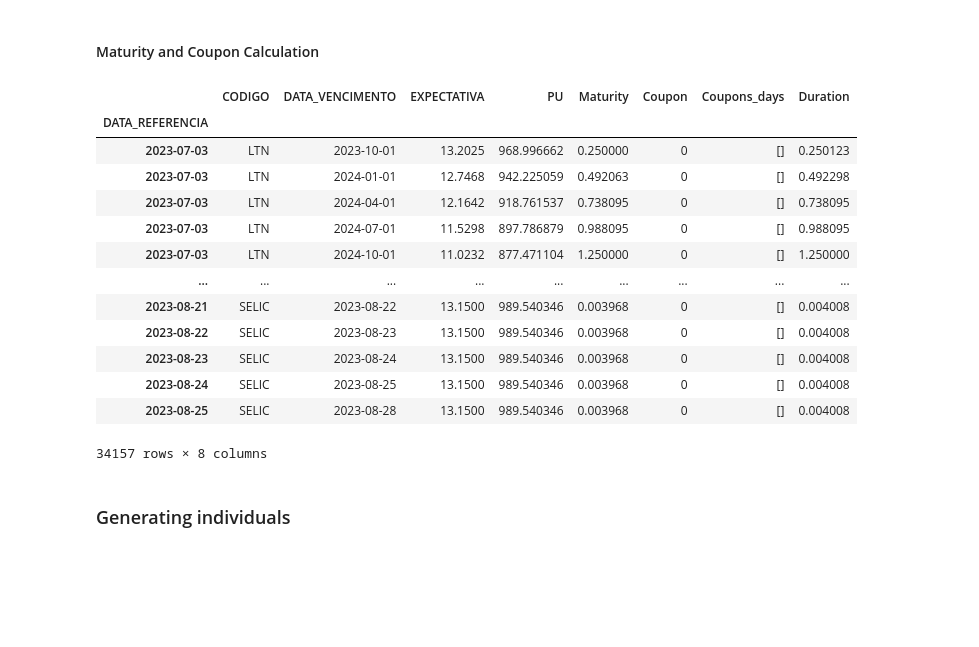
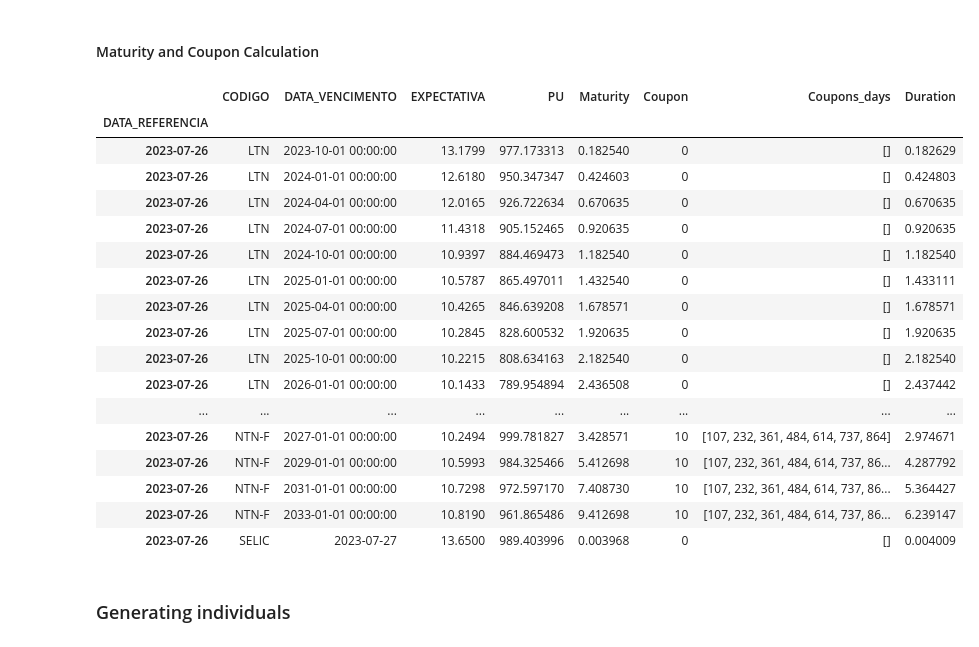
Before and after one commit to araujogab/Genetic-Algorithm, a Jupyter notebook: Svensson - v4.ipynb, the cells around one changed output. Drawn from its saved outputs; the diff is of its cells as text; code cells hidden in the pictures; blank space fills up the shorter version.

```diff
--- a/Svensson - v4.ipynb
+++ b/Svensson - v4.ipynb
@@ -37,20 +40,13 @@ selic["PU"]=1000/((1+selic['EXPECTATIVA'])**(1/252))
 selic = selic[["CODIGO",'DATA_REFERENCIA',"DATA_VENCIMENTO",'EXPECTATIVA',"PU"]]
 df = pd.concat([df, selic], ignore_index=True)
 # %%
-cal = Calendar.load("ANBIMA")
-parameters.set_index("Data referência", inplace=True)
-
 ### Maturity Calculation
 
-#df = pd.concat([df, CDI], ignore_index=True)
 df["Maturity"] = np.array(cal.bizdays(df["DATA_REFERENCIA"], df["DATA_VENCIMENTO"]))/252
-
 
 ### Coupon Calculation
 
-df["Coupon"] = df["CODIGO"].apply(lambda x: 10 if x == "NTN-F" else 0)
-df['DATA_VENCIMENTO'] = pd.to_datetime(df['DATA_VENCIMENTO'])
-
+df['Coupon'] = np.where(df['CODIGO'] == 'NTN-F', 10, 0)
 
 # Function to generate the number of coupon days between two dates
 def calculate_coupon_days(reference_date, maturity_date):
@@ -78,37 +74,39 @@ def calculate_coupons(row):
     else:
         return np.array(calculate_coupon_days(row['DATA_REFERENCIA'], row['DATA_VENCIMENTO']), dtype=int)
 
-# Apply a função para calcular cupons
+# Duration
+
 df["Coupons_days"] = df.apply(calculate_coupons, axis=1)
 
-df["Duration"]=1000*((1+0.1)**(1/2)-1)/((1+df["EXPECTATIVA"]/100)**(df["Coupons_days"]/252))*(df["Coupons_days"]/252)
-payment=1000/((1+df["EXPECTATIVA"]/100)**df["Maturity"])*df["Maturity"]
-
-# Função para somar os elementos de uma lista
 def sum_duration(row):
     return np.sum(row)
 
-# Aplicar a função a cada linha da coluna "Duration"
-df["Duration"] = (df["Duration"].apply(sum_duration)+payment)/df["PU"]
+df['Duration'] = 1000 * ((1 + 0.1) ** (1 / 2) - 1) / ((1 + df['EXPECTATIVA'] / 100) ** (df['Coupons_days'] / 252)) * (df['Coupons_days'] / 252)
+payment = 1000 / ((1 + df['EXPECTATIVA'] / 100) ** df['Maturity']) * df['Maturity']
+df['Duration'] = (df['Duration'].apply(sum_duration) + payment) / df['PU']
 
 df.set_index("DATA_REFERENCIA", inplace=True)
 # %%
-df
+df.loc[ref_date_str]
 # %% [output]
 |  | CODIGO | DATA_VENCIMENTO | EXPECTATIVA | PU | Maturity | Coupon | Coupons_days | Duration |
 | DATA_REFERENCIA |  |  |  |  |  |  |  |  |
-| 2023-07-03 | LTN | 2023-10-01 | 13.2025 | 968.996662 | 0.250000 | 0 | [] | 0.250123 |
-| 2023-07-03 | LTN | 2024-01-01 | 12.7468 | 942.225059 | 0.492063 | 0 | [] | 0.492298 |
-| 2023-07-03 | LTN | 2024-04-01 | 12.1642 | 918.761537 | 0.738095 | 0 | [] | 0.738095 |
-| 2023-07-03 | LTN | 2024-07-01 | 11.5298 | 897.786879 | 0.988095 | 0 | [] | 0.988095 |
-| 2023-07-03 | LTN | 2024-10-01 | 11.0232 | 877.471104 | 1.250000 | 0 | [] | 1.250000 |
+| 2023-07-26 | LTN | 2023-10-01 00:00:00 | 13.1799 | 977.173313 | 0.182540 | 0 | [] | 0.182629 |
+| 2023-07-26 | LTN | 2024-01-01 00:00:00 | 12.6180 | 950.347347 | 0.424603 | 0 | [] | 0.424803 |
+| 2023-07-26 | LTN | 2024-04-01 00:00:00 | 12.0165 | 926.722634 | 0.670635 | 0 | [] | 0.670635 |
+| 2023-07-26 | LTN | 2024-07-01 00:00:00 | 11.4318 | 905.152465 | 0.920635 | 0 | [] | 0.920635 |
+| 2023-07-26 | LTN | 2024-10-01 00:00:00 | 10.9397 | 884.469473 | 1.182540 | 0 | [] | 1.182540 |
+| 2023-07-26 | LTN | 2025-01-01 00:00:00 | 10.5787 | 865.497011 | 1.432540 | 0 | [] | 1.433111 |
+| 2023-07-26 | LTN | 2025-04-01 00:00:00 | 10.4265 | 846.639208 | 1.678571 | 0 | [] | 1.678571 |
+| 2023-07-26 | LTN | 2025-07-01 00:00:00 | 10.2845 | 828.600532 | 1.920635 | 0 | [] | 1.920635 |
+| 2023-07-26 | LTN | 2025-10-01 00:00:00 | 10.2215 | 808.634163 | 2.182540 | 0 | [] | 2.182540 |
+| 2023-07-26 | LTN | 2026-01-01 00:00:00 | 10.1433 | 789.954894 | 2.436508 | 0 | [] | 2.437442 |
 | ... | ... | ... | ... | ... | ... | ... | ... | ... |
-| 2023-08-21 | SELIC | 2023-08-22 | 13.1500 | 989.540346 | 0.003968 | 0 | [] | 0.004008 |
-| 2023-08-22 | SELIC | 2023-08-23 | 13.1500 | 989.540346 | 0.003968 | 0 | [] | 0.004008 |
-| 2023-08-23 | SELIC | 2023-08-24 | 13.1500 | 989.540346 | 0.003968 | 0 | [] | 0.004008 |
-| 2023-08-24 | SELIC | 2023-08-25 | 13.1500 | 989.540346 | 0.003968 | 0 | [] | 0.004008 |
-| 2023-08-25 | SELIC | 2023-08-28 | 13.1500 | 989.540346 | 0.003968 | 0 | [] | 0.004008 |
+| 2023-07-26 | NTN-F | 2027-01-01 00:00:00 | 10.2494 | 999.781827 | 3.428571 | 10 | [107, 232, 361, 484, 614, 737, 864] | 2.974671 |
+| 2023-07-26 | NTN-F | 2029-01-01 00:00:00 | 10.5993 | 984.325466 | 5.412698 | 10 | [107, 232, 361, 484, 614, 737, 86... | 4.287792 |
+| 2023-07-26 | NTN-F | 2031-01-01 00:00:00 | 10.7298 | 972.597170 | 7.408730 | 10 | [107, 232, 361, 484, 614, 737, 86... | 5.364427 |
+| 2023-07-26 | NTN-F | 2033-01-01 00:00:00 | 10.8190 | 961.865486 | 9.412698 | 10 | [107, 232, 361, 484, 614, 737, 86... | 6.239147 |
+| 2023-07-26 | SELIC | 2023-07-27 | 13.6500 | 989.403996 | 0.003968 | 0 | [] | 0.004009 |
-34157 rows × 8 columns
 # %% [markdown]
 
 ### Generating individuals
```
Also changed, not shown: parts of 7 cells of this notebook.
